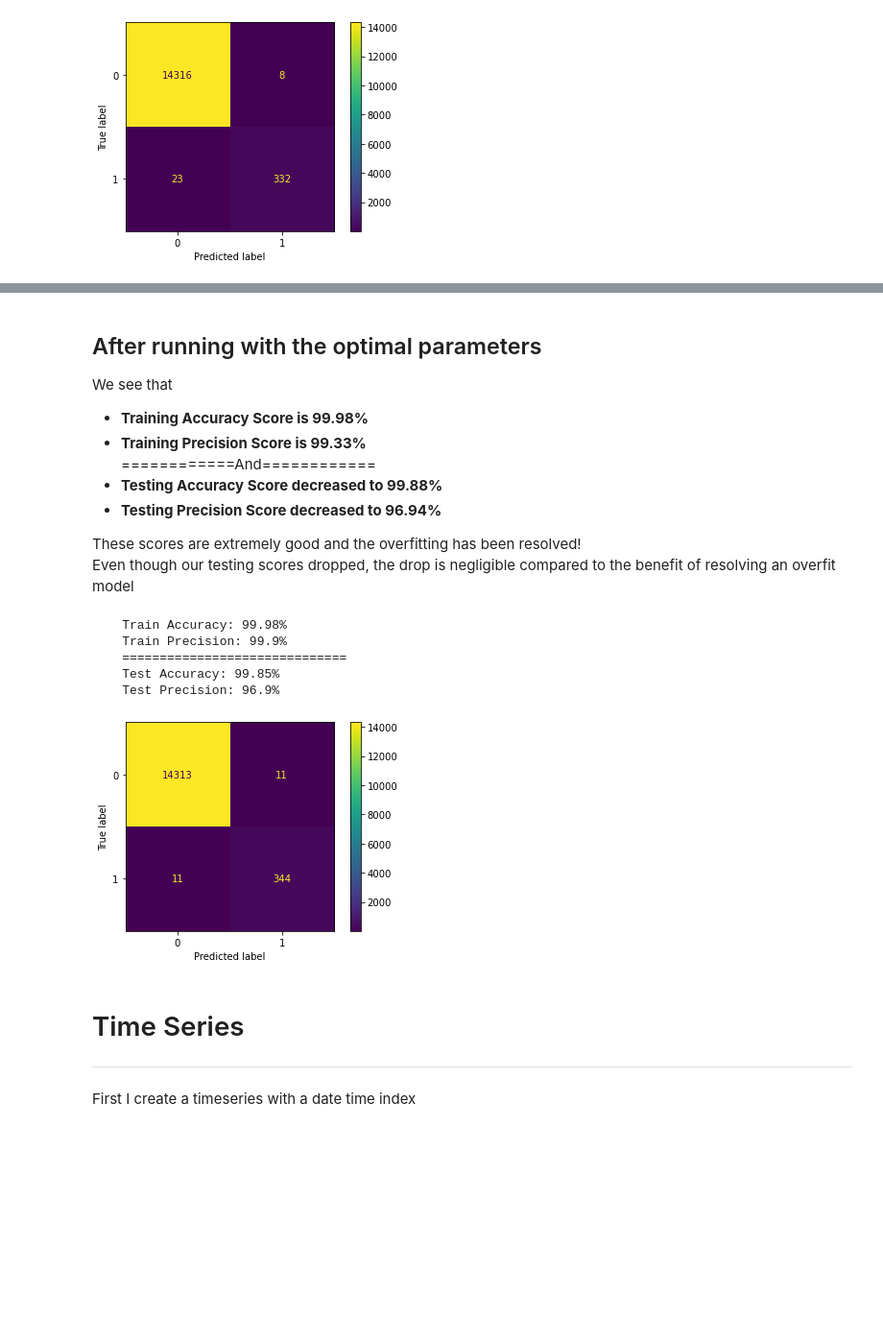
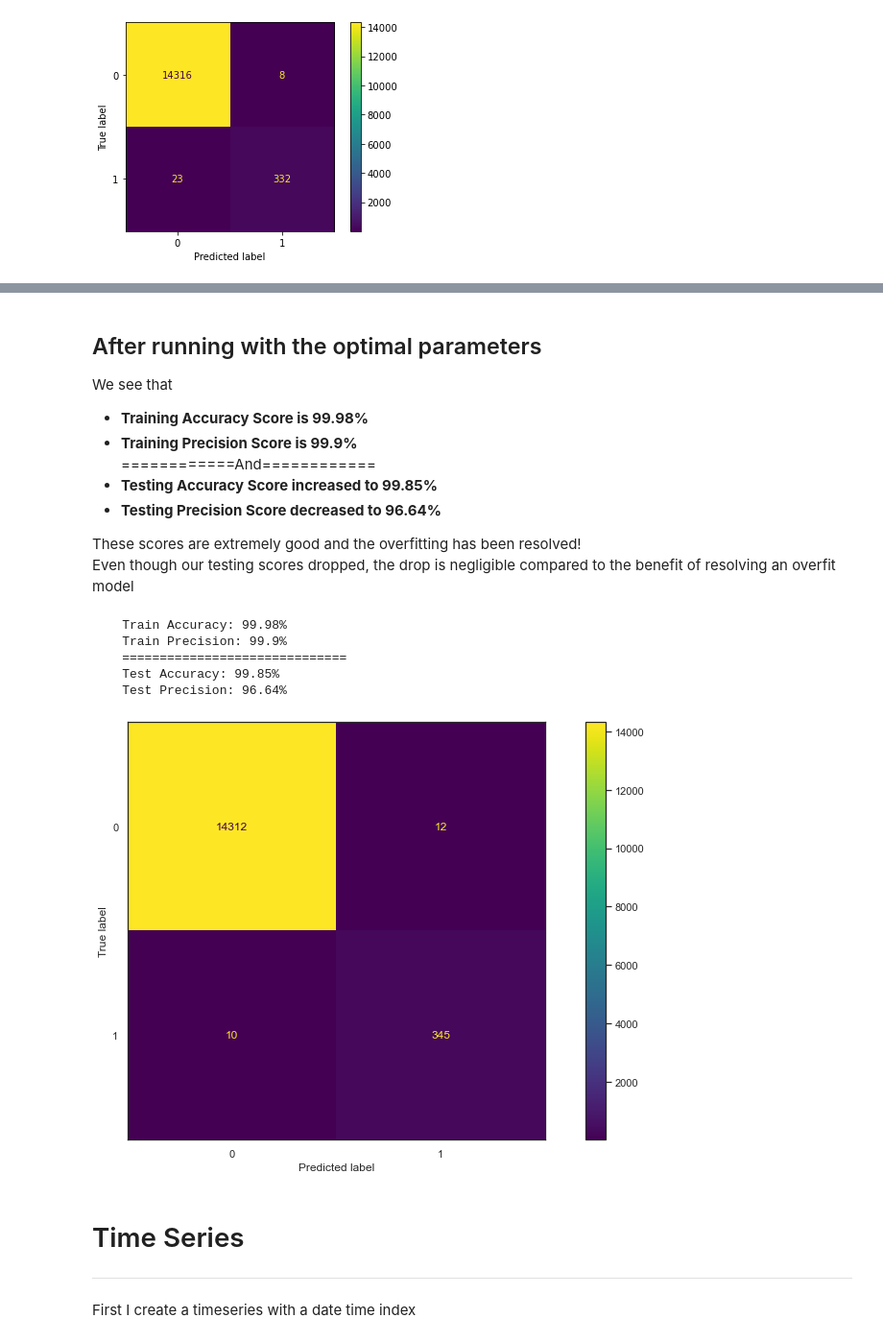
Before and after one commit to cjunhyuk/Kayak_Price_Analysis, a Jupyter notebook: Modeling.ipynb, the cells around one changed output, grey strips where cells are left out. Shown at 96% size. Cells and saved outputs as stored; diff of their text form; code cells hidden in the pictures; blank space fills up the shorter version.

```diff
--- a/Modeling.ipynb
+++ b/Modeling.ipynb
@@ -367,7 +386,7 @@ These scores are extremely good and the overfitting has been resolved!
 dtree_model2 = imbpipline(steps=[
     ("preprocessor", preprocessor),
     ('SMOTE', SMOTE(random_state = 32)),
-    ("dtree", DecisionTreeClassifier(criterion= 'entropy', max_depth= 25, min_samples_split= 6,
+    ("dtree", DecisionTreeClassifier(criterion= 'entropy', max_depth= 25, min_samples_split= 2,
                                     min_samples_leaf= 1, random_state= 32))
 ])
 
@@ -458,29 +501,29 @@ n_estimators = 100</code><p>
 <p>We see that
 <ul>
     <li><b>Training Accuracy Score is 99.98%</b></li>
-    <li><b>Training Precision Score is 99.33%</b></li>
+    <li><b>Training Precision Score is 99.9%</b></li>
     ============And============
-    <li><b>Testing Accuracy Score decreased to 99.88%</b></li>
-    <li><b>Testing Precision Score decreased to 96.94%</b></li>
+    <li><b>Testing Accuracy Score increased to 99.85%</b></li>
+    <li><b>Testing Precision Score decreased to 96.64%</b></li>
 </ul>
 These scores are extremely good and the overfitting has been resolved!<br>
 Even though our testing scores dropped, the drop is negligible compared to the benefit of resolving an overfit model</p>
 # %%
 rforest_model2 = imbpipline(steps=[
     ("preprocessor", preprocessor),
     ('SMOTE', SMOTE(random_state = 32)),
-    ("rf", RandomForestClassifier(criterion = 'entropy', n_estimators = 100, max_depth = 50,
-                                  min_samples_leaf = 2, min_samples_split = 8, random_state = 32))
+    ("rf", RandomForestClassifier(criterion = 'entropy', n_estimators = 150, max_depth = 50,
+                                  min_samples_leaf = 2, min_samples_split = 2, random_state = 32))
 ])
 
 model_fit_print(rforest_model2, X, y)
 # %% [output]
     Train Accuracy: 99.98%
     Train Precision: 99.9%
     ==============================
     Test Accuracy: 99.85%
-    Test Precision: 96.9%
+    Test Precision: 96.64%
-[figure, old version]
+[figure, new version]
 # %% [markdown]
 
 # Time Series
```
Also changed, not shown: parts of 15 cells of this notebook.
